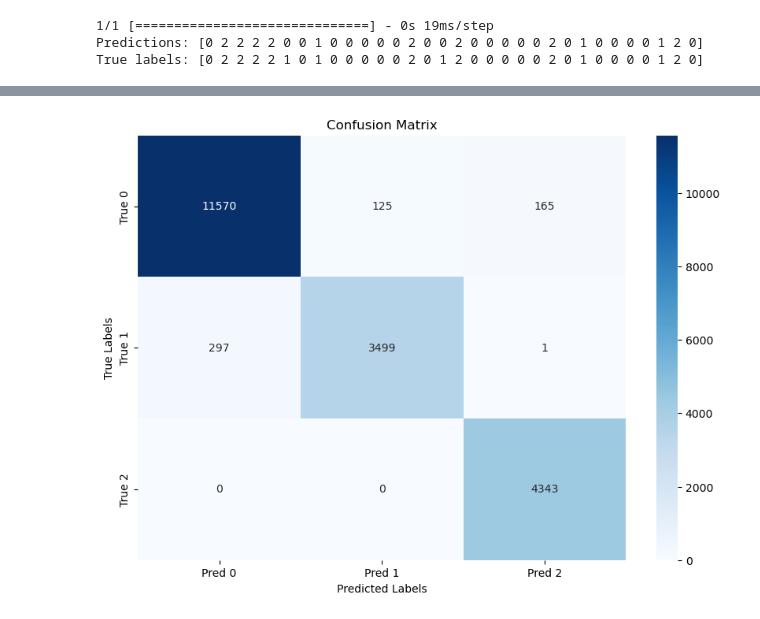
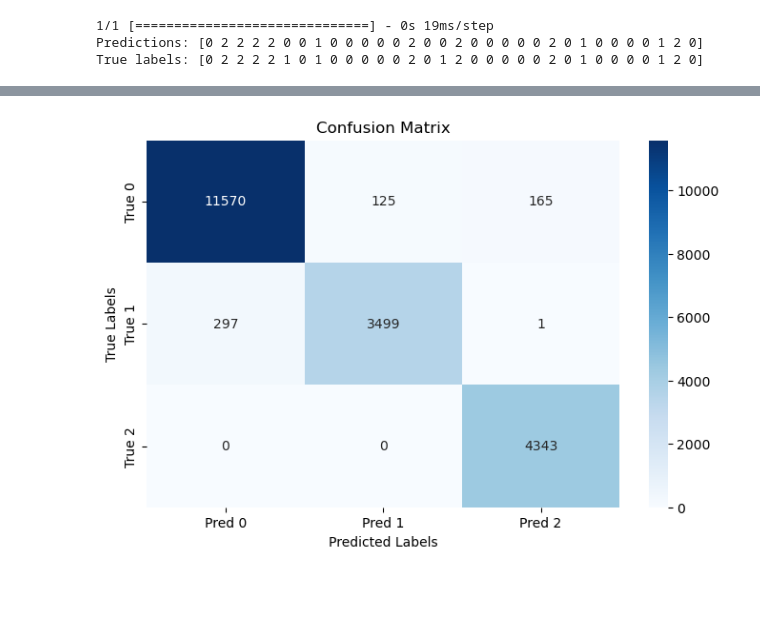
Before and after one commit to dianasolangel/PROJECTS, a Jupyter notebook: stars_classification/stellar_classification.ipynb, the cells around one changed output, grey strips where cells are left out. Saved outputs shown, nothing was run; the diff lists cells and outputs as text; code cells hidden in the pictures; blank space fills up the shorter version.

```diff
--- a/stars_classification/stellar_classification.ipynb
+++ b/stars_classification/stellar_classification.ipynb
@@ -486,11 +486,11 @@ all_true_classes = np.array(all_true_classes)
 # %%
 cm = confusion_matrix(all_true_classes, all_predicted_classes)
 
-plt.figure(figsize=(10, 7))
+plt.figure(figsize=(8, 5))
 sns.heatmap(cm, annot=True, fmt="d", cmap='Blues', xticklabels=[f"Pred {i}" for i in range(cm.shape[1])], yticklabels=[f"True {i}" for i in range(cm.shape[0])])
 plt.xlabel('Predicted Labels')
 plt.ylabel('True Labels')
 plt.title('Confusion Matrix')
 plt.show()
 # %% [output]
-[figure, old version]
+[figure, new version]
```
Also changed, not shown: parts of 5 cells of this notebook.
